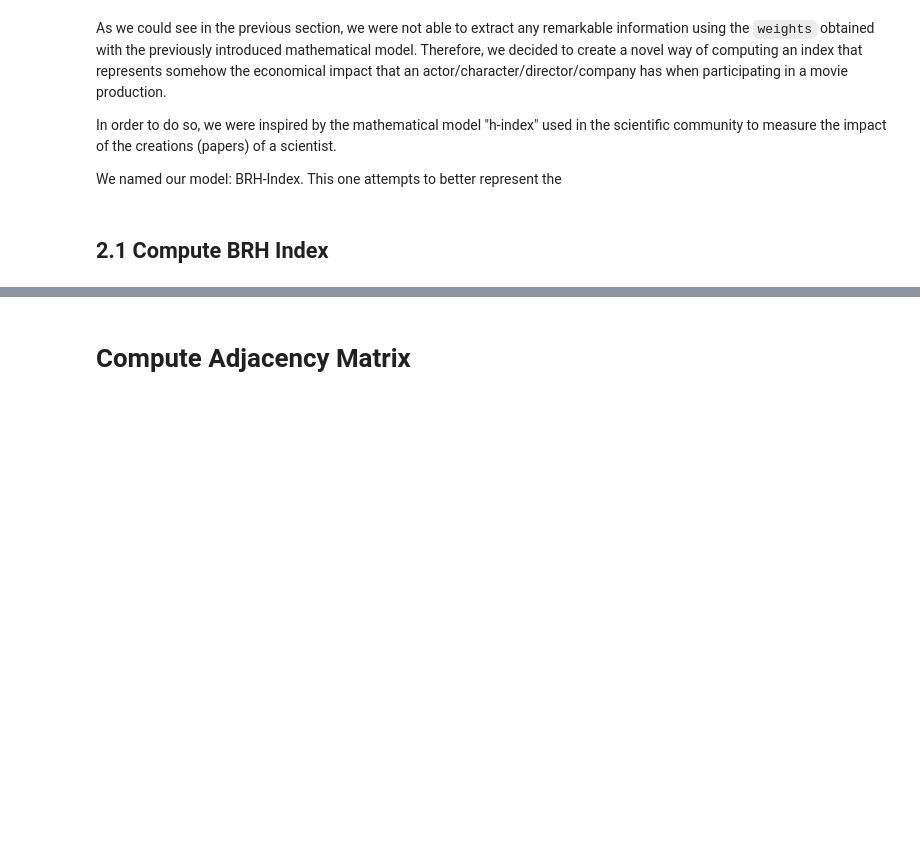
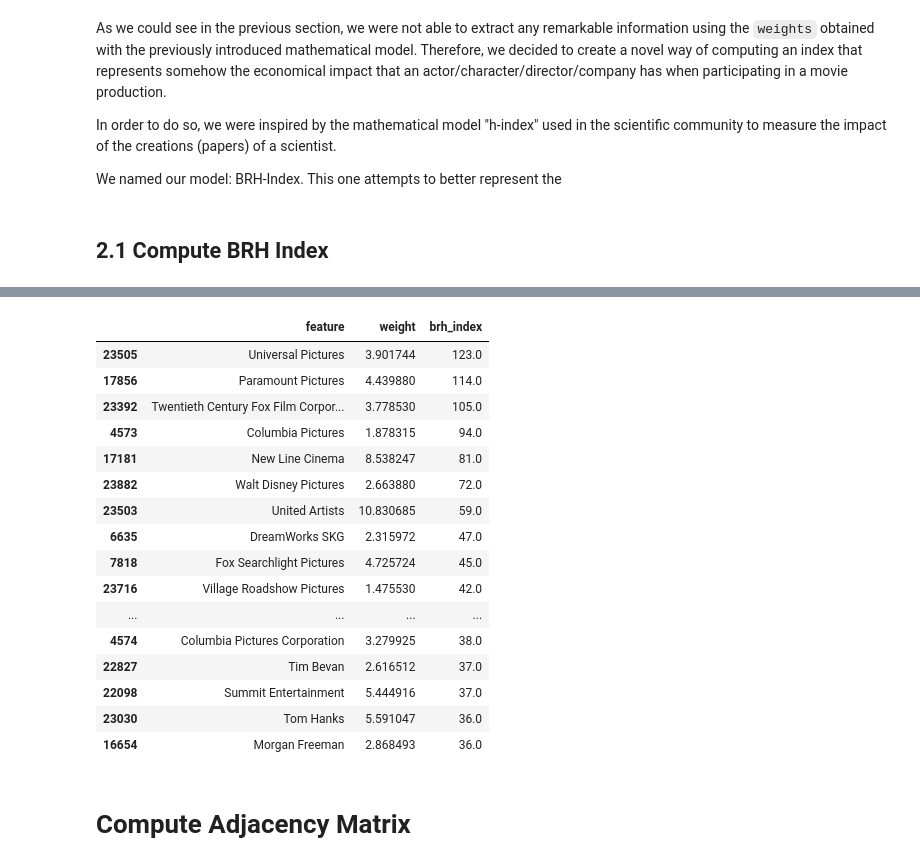
Before and after one commit to rocari96/NTDS-project, a Jupyter notebook: notebook.ipynb, the cells around one changed output, grey strips where cells are left out. Saved outputs shown, nothing was run; the diff lists cells and outputs as text; code cells hidden in the pictures; blank space fills up the shorter version.

```diff
--- a/notebook.ipynb
+++ b/notebook.ipynb
@@ -577,2 +637,20 @@ features[features['feature'] == 'James Bond']
 # %%
-features.sort_values(by='brh_index', ascending=False).head(10)
+features.sort_values(by='brh_index', ascending=False).head(20)
+# %% [output]
+|  | feature | weight | brh_index |
+| 23505 | Universal Pictures | 3.901744 | 123.0 |
+| 17856 | Paramount Pictures | 4.439880 | 114.0 |
+| 23392 | Twentieth Century Fox Film Corpor... | 3.778530 | 105.0 |
+| 4573 | Columbia Pictures | 1.878315 | 94.0 |
+| 17181 | New Line Cinema | 8.538247 | 81.0 |
+| 23882 | Walt Disney Pictures | 2.663880 | 72.0 |
+| 23503 | United Artists | 10.830685 | 59.0 |
+| 6635 | DreamWorks SKG | 2.315972 | 47.0 |
+| 7818 | Fox Searchlight Pictures | 4.725724 | 45.0 |
+| 23716 | Village Roadshow Pictures | 1.475530 | 42.0 |
+| ... | ... | ... | ... |
+| 4574 | Columbia Pictures Corporation | 3.279925 | 38.0 |
+| 22827 | Tim Bevan | 2.616512 | 37.0 |
+| 22098 | Summit Entertainment | 5.444916 | 37.0 |
+| 23030 | Tom Hanks | 5.591047 | 36.0 |
+| 16654 | Morgan Freeman | 2.868493 | 36.0 |
```
Also changed, not shown: parts of 17 cells of this notebook, 5 other files.
